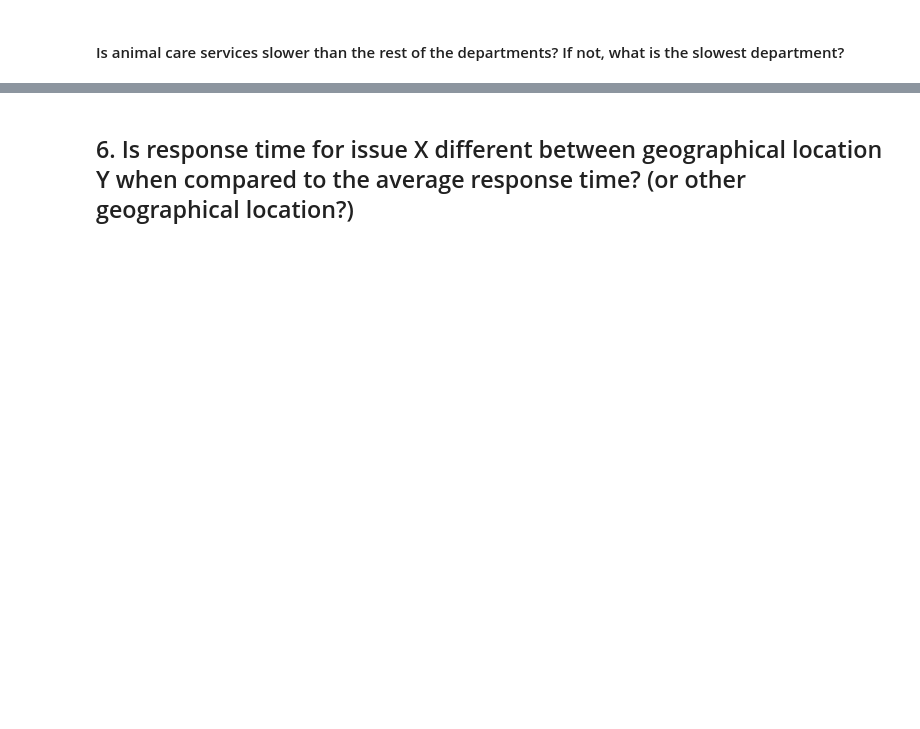
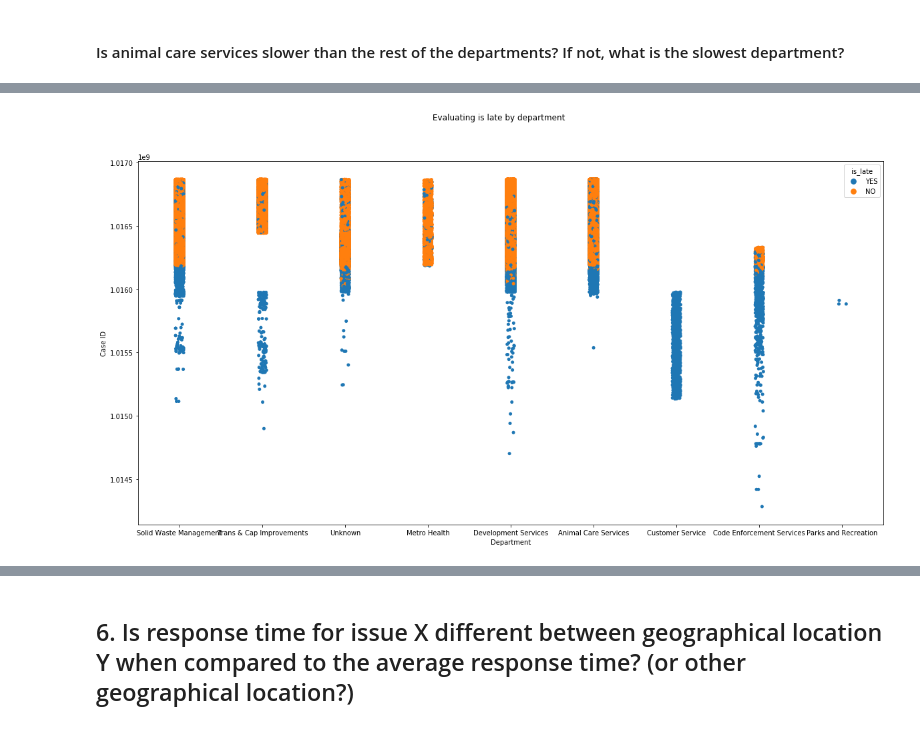
Before and after one commit to 3-1-1-Codeup/project, a Jupyter notebook: workbooks/gabby/explore_walkthrough.ipynb, the cells around one changed output, grey strips where cells are left out. Drawn from its saved outputs; the diff is of its cells as text; code cells hidden in the pictures; blank space fills up the shorter version.

```diff
--- a/workbooks/gabby/explore_walkthrough.ipynb
+++ b/workbooks/gabby/explore_walkthrough.ipynb
@@ -154,0 +73,4 @@ train_dept.tail()
+# %%
+make_isLate(train)
+# %% [output]
+[figure, added]
```
Also changed, not shown: parts of 31 cells of this notebook, 1 other file.
